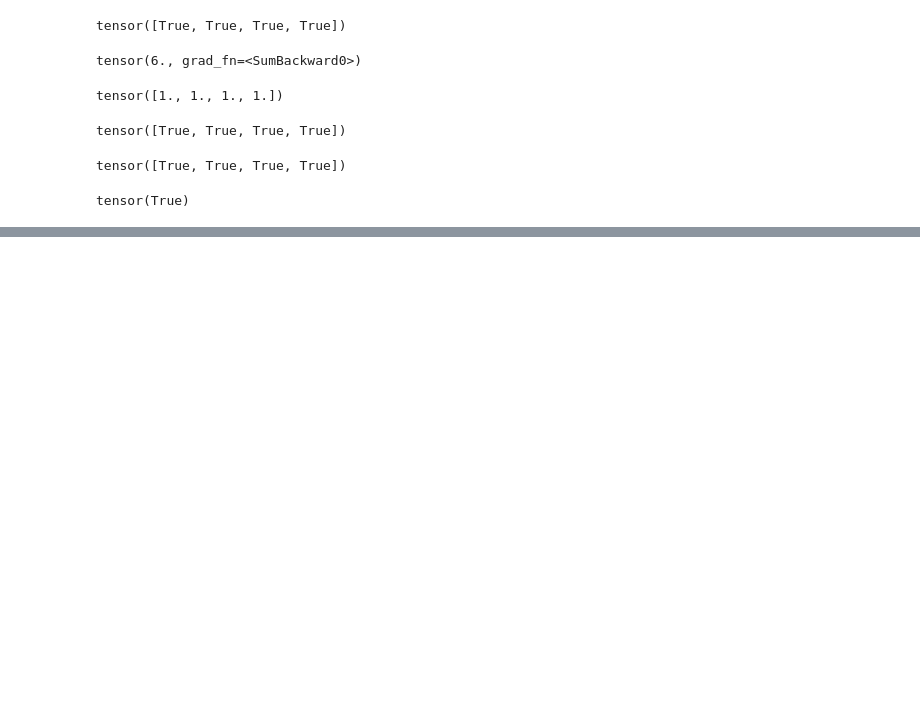
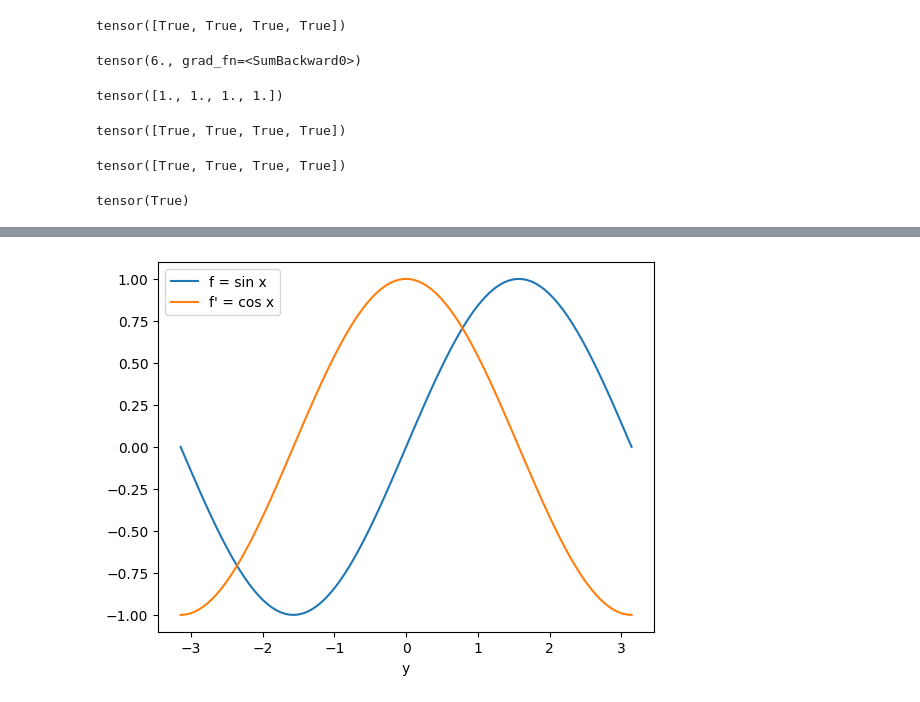
Before and after one commit to ppraval/Codez, a Jupyter notebook: notebooks/automaticdifferentiation.ipynb, the cells around one changed output, grey strips where cells are left out. Saved outputs shown, nothing was run; the diff lists cells and outputs as text; code cells hidden in the pictures; blank space fills up the shorter version.

```diff
--- a/notebooks/automaticdifferentiation.ipynb
+++ b/notebooks/automaticdifferentiation.ipynb
@@ -64,3 +64,6 @@ b.backward()
 a.grad == b / a
 # %% [output]
 tensor(True)
+# %%
+def f(a):
+    return torch.sin(a)
@@ -66,0 +72,3 @@ tensor(True)
+# %%
+x = torch.linspace(-torch.pi, torch.pi, 100, requires_grad = True)
+x
@@ -66,0 +89,2 @@ tensor(True)
+# %%
+y = f(x)
@@ -66,0 +108,9 @@ tensor(True)
+# %%
+plt.plot(x.detach(), y.detach(), label = "f = sin x")
+plt.plot(x.detach(), x.grad, label = "f' = cos x")
+plt.xlabel("x")
+plt.xlabel("y")
+plt.legend()
+plt.show()
+# %% [output]
+[figure, added]
```
Also changed, not shown: parts of 3 cells of this notebook, 1 other file.
